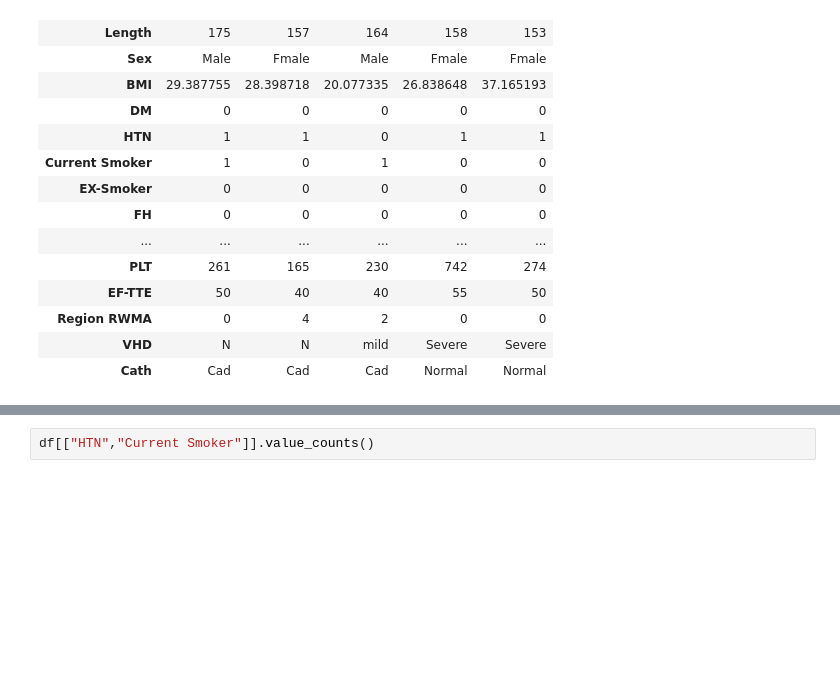
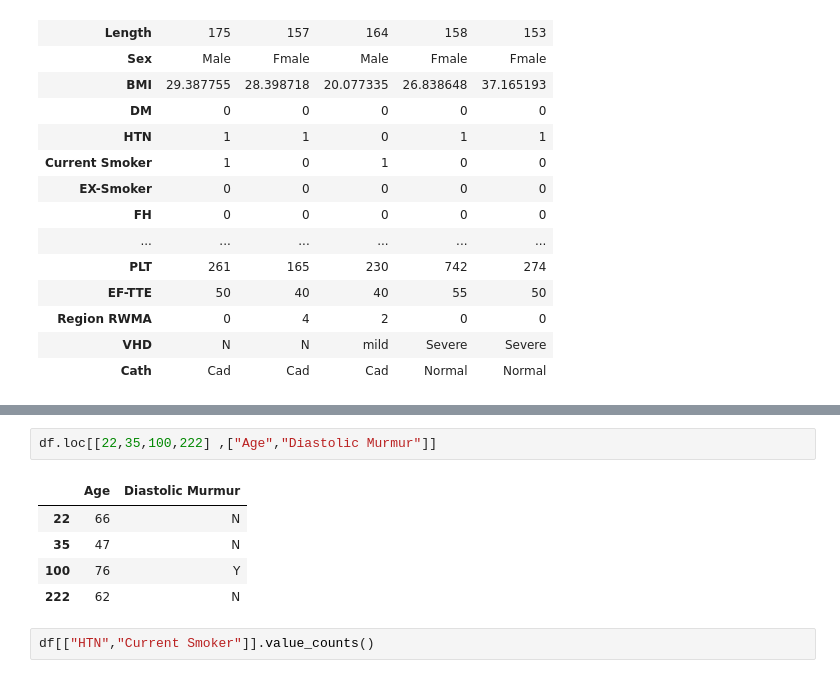
Before and after one commit to sohashe/dataset-analyzing, a Jupyter notebook: CAD dataset .ipynb, the cells around one changed output, grey strips where cells are left out. Drawn from its saved outputs; the diff is of its cells as text; blank space fills up the shorter version.

```diff
--- a/CAD dataset .ipynb
+++ b/CAD dataset .ipynb
@@ -41,3 +52,11 @@ df.head().T
+# %%
+df.loc[[22,35,100,222] ,["Age","Diastolic Murmur"]]
+# %% [output]
+|  | Age | Diastolic Murmur |
+| 22 | 66 | N |
+| 35 | 47 | N |
+| 100 | 76 | Y |
+| 222 | 62 | N |
 # %%
 df[["HTN","Current Smoker"]].value_counts()
 # %% [output]
```
Also changed, not shown: parts of 16 cells of this notebook.
